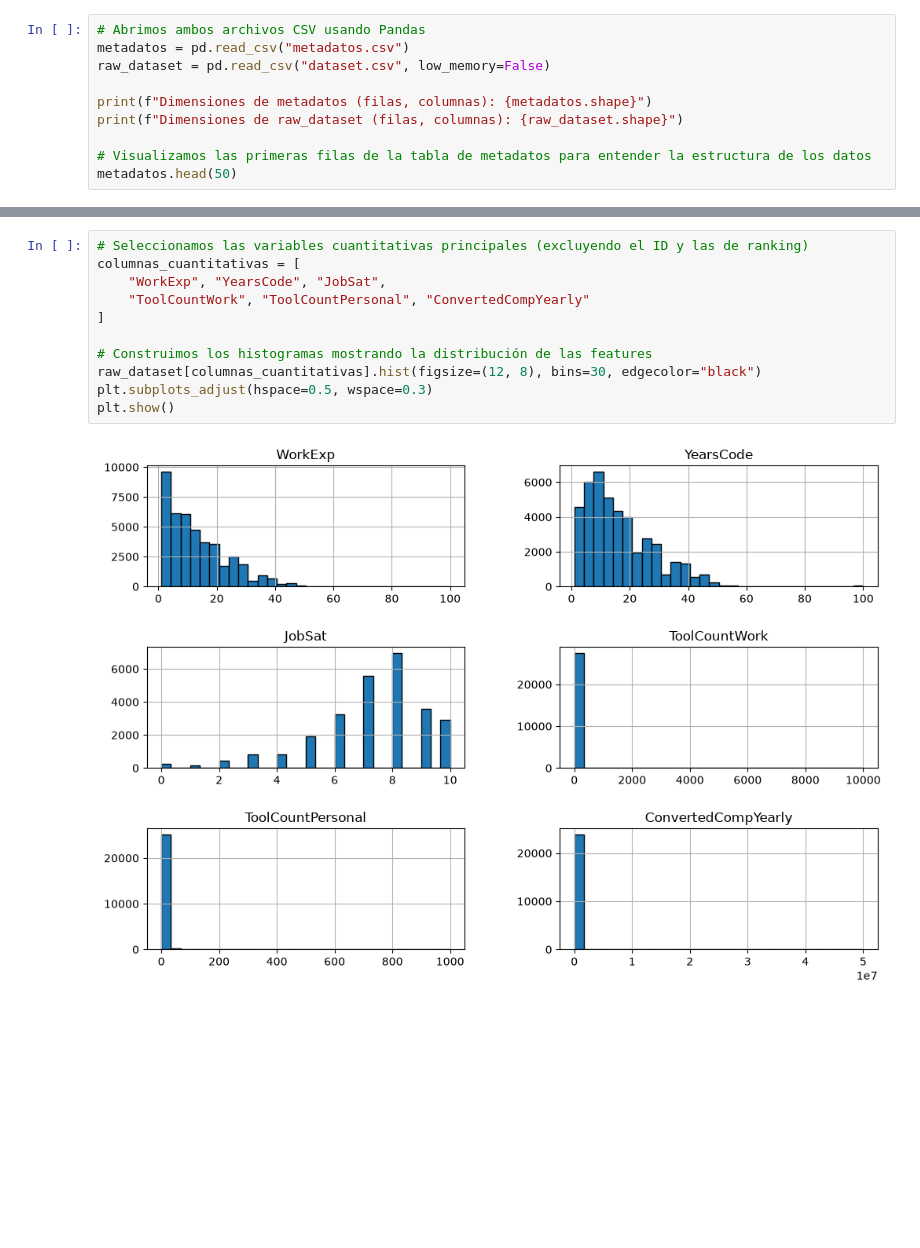
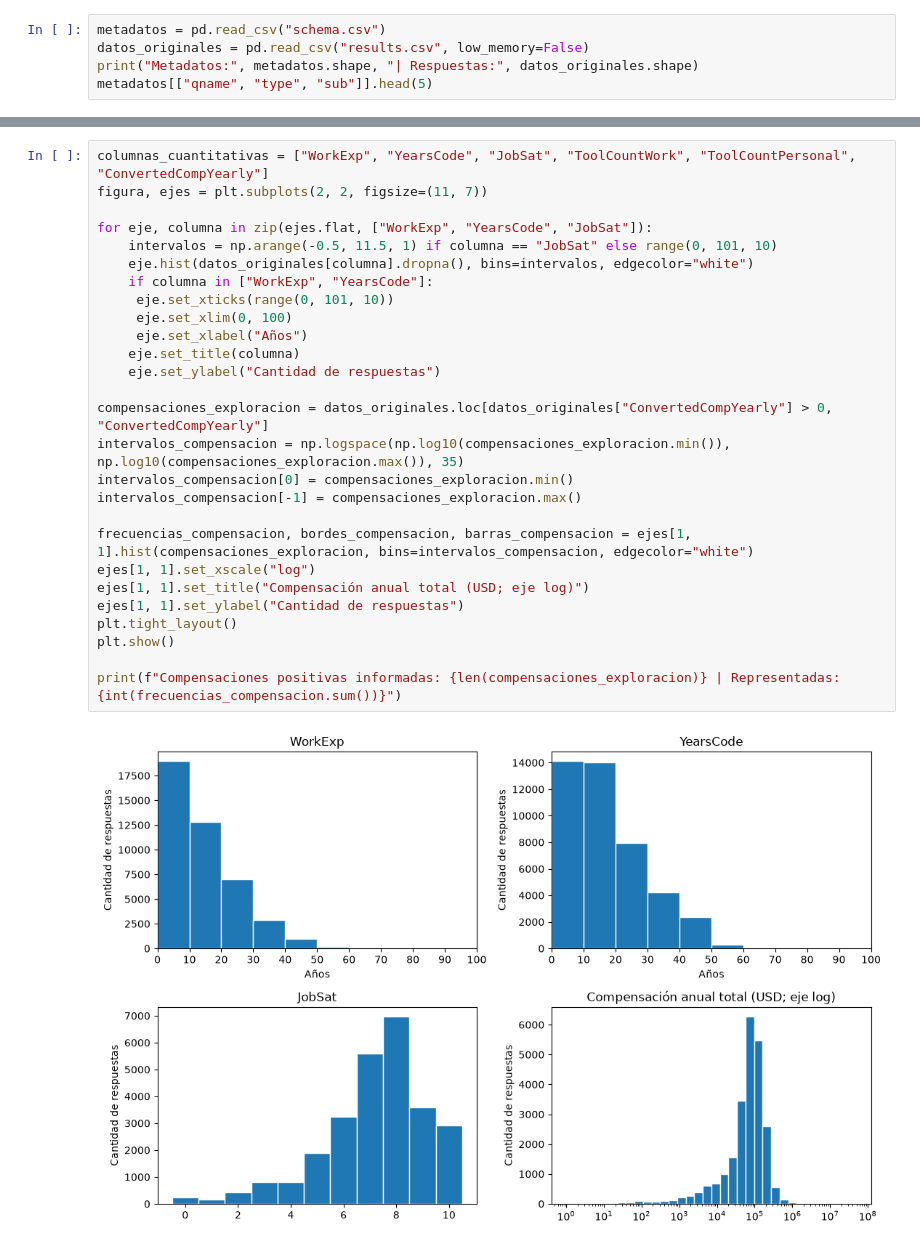
Before and after one commit to FausGiun/Fudamentos, a Jupyter notebook: tp_especial.ipynb, the cells around one changed output, grey strips where cells are left out. Drawn from its saved outputs; the diff is of its cells as text; blank space fills up the shorter version.

```diff
--- a/tp_especial.ipynb
+++ b/tp_especial.ipynb
@@ -50,11 +44,6 @@ Utilizamos la función `read_csv()` de Pandas para levantar ambos archivos en ob
 # %%
-# Abrimos ambos archivos CSV usando Pandas
-metadatos = pd.read_csv("metadatos.csv")
-raw_dataset = pd.read_csv("dataset.csv", low_memory=False)
-
-print(f"Dimensiones de metadatos (filas, columnas): {metadatos.shape}")
-print(f"Dimensiones de raw_dataset (filas, columnas): {raw_dataset.shape}")
-
-# Visualizamos las primeras filas de la tabla de metadatos para entender la estructura de los datos
-metadatos.head(50)
+metadatos = pd.read_csv("schema.csv")
+datos_originales = pd.read_csv("results.csv", low_memory=False)
+print("Metadatos:", metadatos.shape, "| Respuestas:", datos_originales.shape)
+metadatos[["qname", "type", "sub"]].head(5)
 # %% [output]
@@ -180,13 +167,29 @@ Siguiendo lo visto en la práctica de visualización, construimos los histograma
 # %%
-# Seleccionamos las variables cuantitativas principales (excluyendo el ID y las de ranking)
-columnas_cuantitativas = [
-    "WorkExp", "YearsCode", "JobSat",
-    "ToolCountWork", "ToolCountPersonal", "ConvertedCompYearly"
-]
+columnas_cuantitativas = ["WorkExp", "YearsCode", "JobSat", "ToolCountWork", "ToolCountPersonal", "ConvertedCompYearly"]
+figura, ejes = plt.subplots(2, 2, figsize=(11, 7))
 
-# Construimos los histogramas mostrando la distribución de las features
-raw_dataset[columnas_cuantitativas].hist(figsize=(12, 8), bins=30, edgecolor="black")
-plt.subplots_adjust(hspace=0.5, wspace=0.3)
+for eje, columna in zip(ejes.flat, ["WorkExp", "YearsCode", "JobSat"]):
+    intervalos = np.arange(-0.5, 11.5, 1) if columna == "JobSat" else range(0, 101, 10)
+    eje.hist(datos_originales[columna].dropna(), bins=intervalos, edgecolor="white")
+    if columna in ["WorkExp", "YearsCode"]:
+     eje.set_xticks(range(0, 101, 10))
+     eje.set_xlim(0, 100)
+     eje.set_xlabel("Años")
+    eje.set_title(columna)
+    eje.set_ylabel("Cantidad de respuestas")
+
+compensaciones_exploracion = datos_originales.loc[datos_originales["ConvertedCompYearly"] > 0, "ConvertedCompYearly"]
+intervalos_compensacion = np.logspace(np.log10(compensaciones_exploracion.min()), np.log10(compensaciones_exploracion.max()), 35)
+intervalos_compensacion[0] = compensaciones_exploracion.min()
+intervalos_compensacion[-1] = compensaciones_exploracion.max()
+
+frecuencias_compensacion, bordes_compensacion, barras_compensacion = ejes[1, 1].hist(compensaciones_exploracion, bins=intervalos_compensacion, edgecolor="white")
+ejes[1, 1].set_xscale("log")
+ejes[1, 1].set_title("Compensación anual total (USD; eje log)")
+ejes[1, 1].set_ylabel("Cantidad de respuestas")
+plt.tight_layout()
 plt.show()
+
+print(f"Compensaciones positivas informadas: {len(compensaciones_exploracion)} | Representadas: {int(frecuencias_compensacion.sum())}")
 # %% [output]
-[figure, old version]
+[figure, new version]
```
Also changed, not shown: parts of 115 cells of this notebook, 4 other files.
